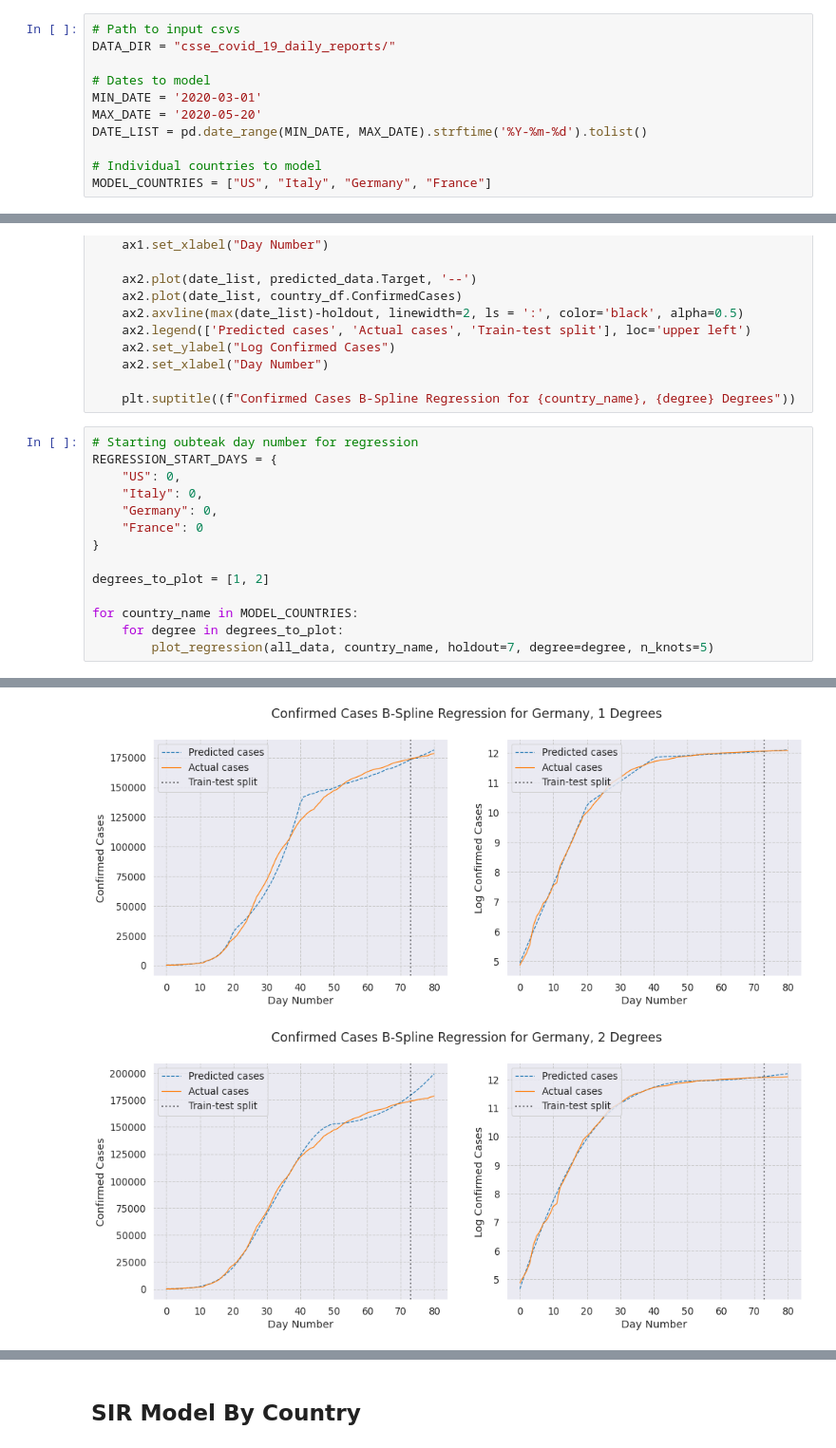
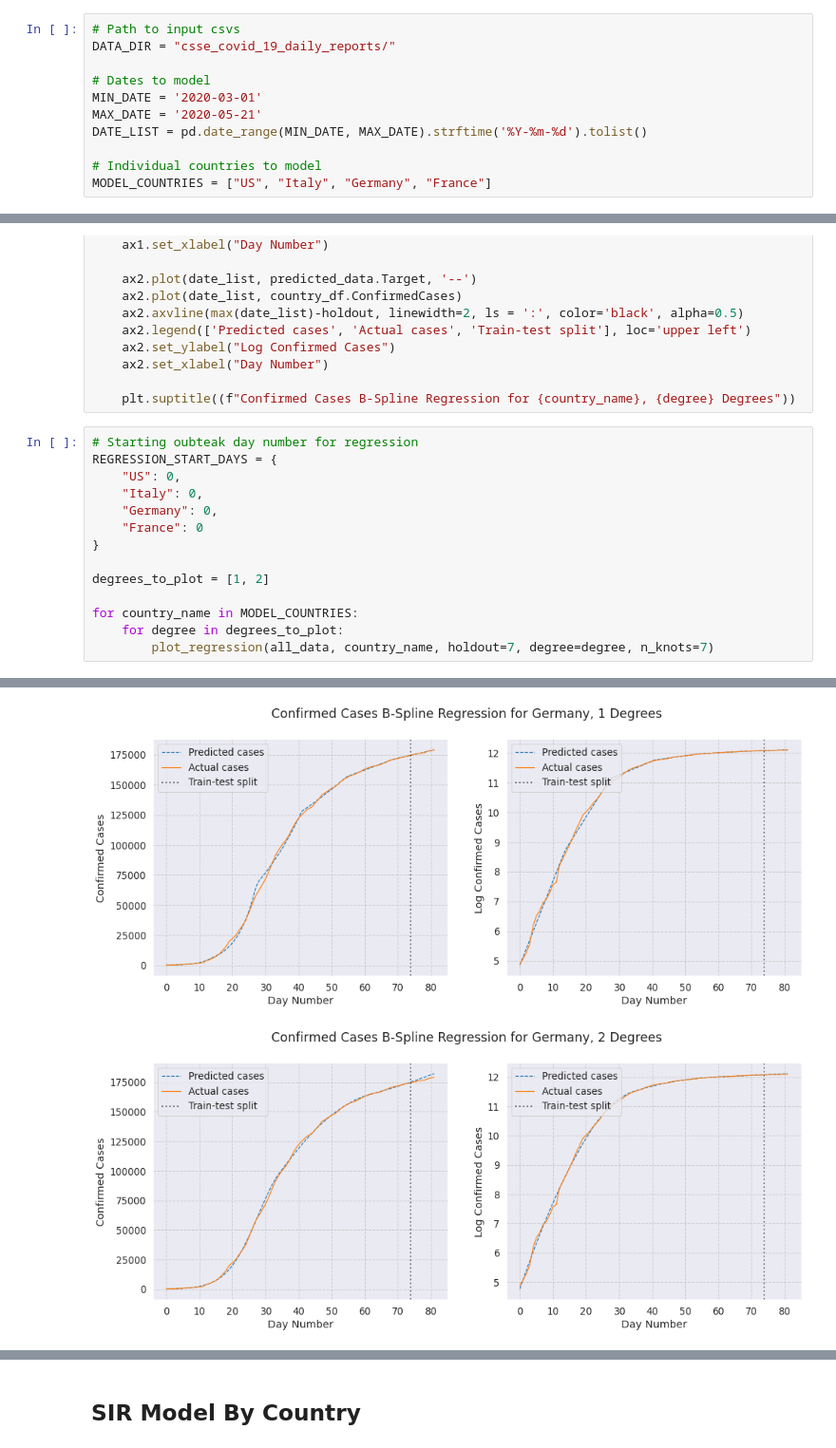
Before and after one commit to rdcolema/covid19-tracking, a Jupyter notebook: covid_forecasting.ipynb, the cells around one changed output, grey strips where cells are left out. Shown at 95% size. Cells and saved outputs as stored; diff of their text form.

```diff
--- a/covid_forecasting.ipynb
+++ b/covid_forecasting.ipynb
@@ -31,7 +31,7 @@ DATA_DIR = "csse_covid_19_daily_reports/"
 
 # Dates to model
 MIN_DATE = '2020-03-01'
-MAX_DATE = '2020-05-20'
+MAX_DATE = '2020-05-21'
 DATE_LIST = pd.date_range(MIN_DATE, MAX_DATE).strftime('%Y-%m-%d').tolist()
 
 # Individual countries to model
@@ -301,5 +301,5 @@ degrees_to_plot = [1, 2]
 
 for country_name in MODEL_COUNTRIES:
     for degree in degrees_to_plot:
-        plot_regression(all_data, country_name, holdout=7, degree=degree, n_knots=5)
+        plot_regression(all_data, country_name, holdout=7, degree=degree, n_knots=7)
 # %% [output]
@@ -310,2 +310,2 @@ for country_name in MODEL_COUNTRIES:
-[figure, old version]
+[figure, new version]
-[figure, old version]
+[figure, new version]
```
Also changed, not shown: parts of 4 cells of this notebook, 2 other files.
